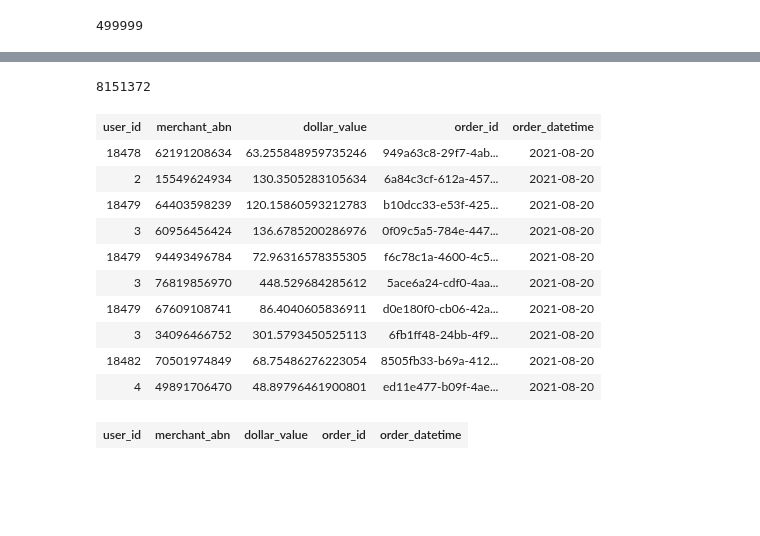
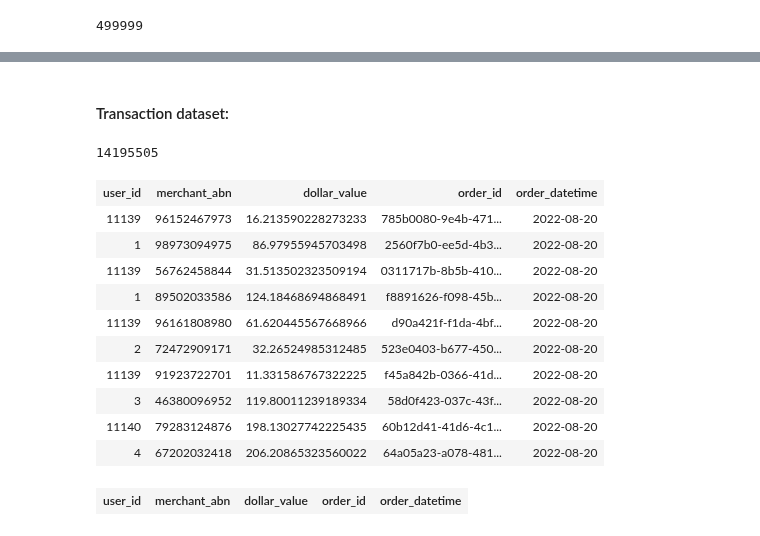
Before and after one commit to MAST30034-Applied-Data-Science/generic-buy-now-pay-later-project-group-45, a Jupyter notebook: notebooks/preprocessing1.ipynb, the cells around one changed output, grey strips where cells are left out. Saved outputs shown, nothing was run; the diff lists cells and outputs as text; code cells hidden in the pictures; blank space fills up the shorter version.

```diff
--- a/notebooks/preprocessing1.ipynb
+++ b/notebooks/preprocessing1.ipynb
@@ -7,7 +7,7 @@
 from pyspark.sql import SparkSession
 
 spark = (
-    SparkSession.builder.appName('Project 2 test')
+    SparkSession.builder.appName('Project 2')
     .config('spark.sql.repl.eagerEval.enabled', True)
     .config('spark.sql.parquet.cacheMetadata', 'true')
     .config("spark.sql.session.timeZone", "Etc/UTC")
@@ -359,24 +249,29 @@ consumer.select("address").collect()
+# %% [markdown]
+#### Transaction dataset:
 # %%
 # read transaction data
 transaction_210228 = spark.read.parquet("../data/tables/transactions_20210228_20210827_snapshot")
 transaction_210828 = spark.read.parquet("../data/tables/transactions_20210828_20220227_snapshot")
+transaction_220228 = spark.read.parquet("../data/tables/transactions_20220228_20220828_snapshot")
 transaction = transaction_210228.union(transaction_210828)
+transaction = transaction.union(transaction_220228)
 # %%
+# count total number of transactions
 transaction.count()
 # %% [output]
-8151372
+14195505
 # %%
-transaction.limit(10)
+transaction_220228.limit(10)
 # %% [output]
 | user_id | merchant_abn | dollar_value | order_id | order_datetime |
-| 18478 | 62191208634 | 63.255848959735246 | 949a63c8-29f7-4ab... | 2021-08-20 |
-| 2 | 15549624934 | 130.3505283105634 | 6a84c3cf-612a-457... | 2021-08-20 |
-| 18479 | 64403598239 | 120.15860593212783 | b10dcc33-e53f-425... | 2021-08-20 |
-| 3 | 60956456424 | 136.6785200286976 | 0f09c5a5-784e-447... | 2021-08-20 |
-| 18479 | 94493496784 | 72.96316578355305 | f6c78c1a-4600-4c5... | 2021-08-20 |
-| 3 | 76819856970 | 448.529684285612 | 5ace6a24-cdf0-4aa... | 2021-08-20 |
-| 18479 | 67609108741 | 86.4040605836911 | d0e180f0-cb06-42a... | 2021-08-20 |
-| 3 | 34096466752 | 301.5793450525113 | 6fb1ff48-24bb-4f9... | 2021-08-20 |
-| 18482 | 70501974849 | 68.75486276223054 | 8505fb33-b69a-412... | 2021-08-20 |
-| 4 | 49891706470 | 48.89796461900801 | ed11e477-b09f-4ae... | 2021-08-20 |
+| 11139 | 96152467973 | 16.213590228273233 | 785b0080-9e4b-471... | 2022-08-20 |
+| 1 | 98973094975 | 86.97955945703498 | 2560f7b0-ee5d-4b3... | 2022-08-20 |
+| 11139 | 56762458844 | 31.513502323509194 | 0311717b-8b5b-410... | 2022-08-20 |
+| 1 | 89502033586 | 124.18468694868491 | f8891626-f098-45b... | 2022-08-20 |
+| 11139 | 96161808980 | 61.620445567668966 | d90a421f-f1da-4bf... | 2022-08-20 |
+| 2 | 72472909171 | 32.26524985312485 | 523e0403-b677-450... | 2022-08-20 |
+| 11139 | 91923722701 | 11.331586767322225 | f45a842b-0366-41d... | 2022-08-20 |
+| 3 | 46380096952 | 119.80011239189334 | 58d0f423-037c-43f... | 2022-08-20 |
+| 11140 | 79283124876 | 198.13027742225435 | 60b12d41-41d6-4c1... | 2022-08-20 |
+| 4 | 67202032418 | 206.20865323560022 | 64a05a23-a078-481... | 2022-08-20 |
 # %%
```
Also changed, not shown: parts of 49 cells of this notebook.
